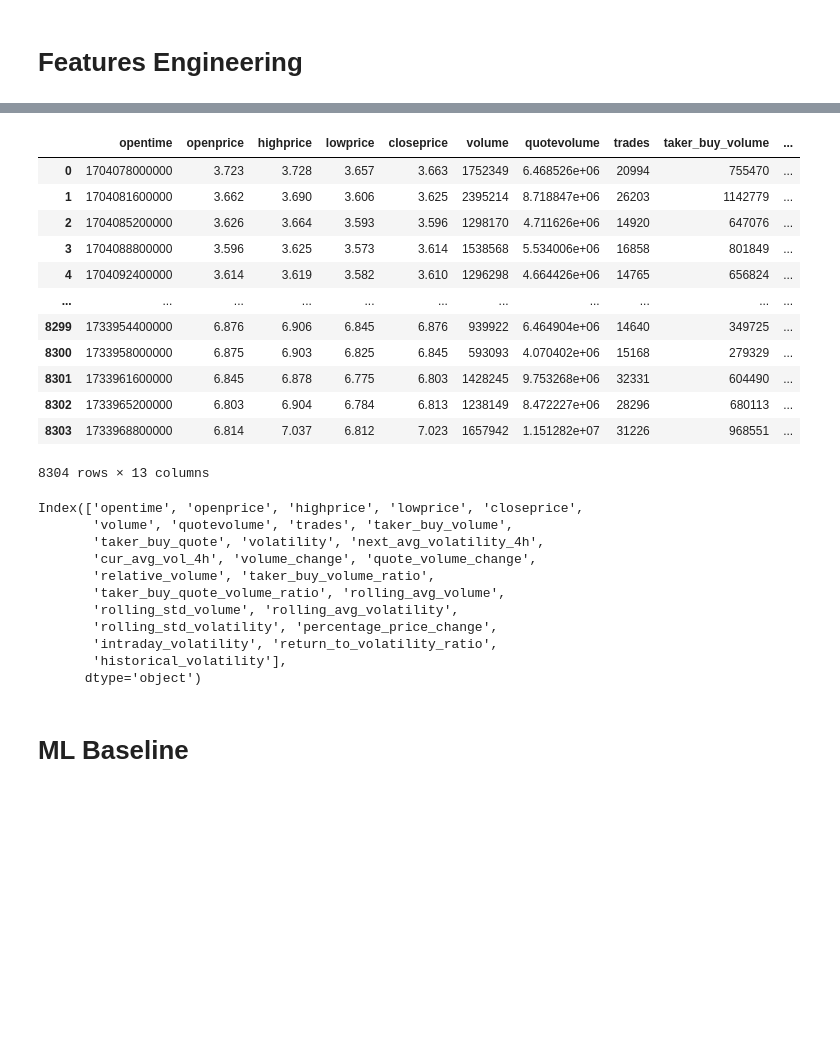
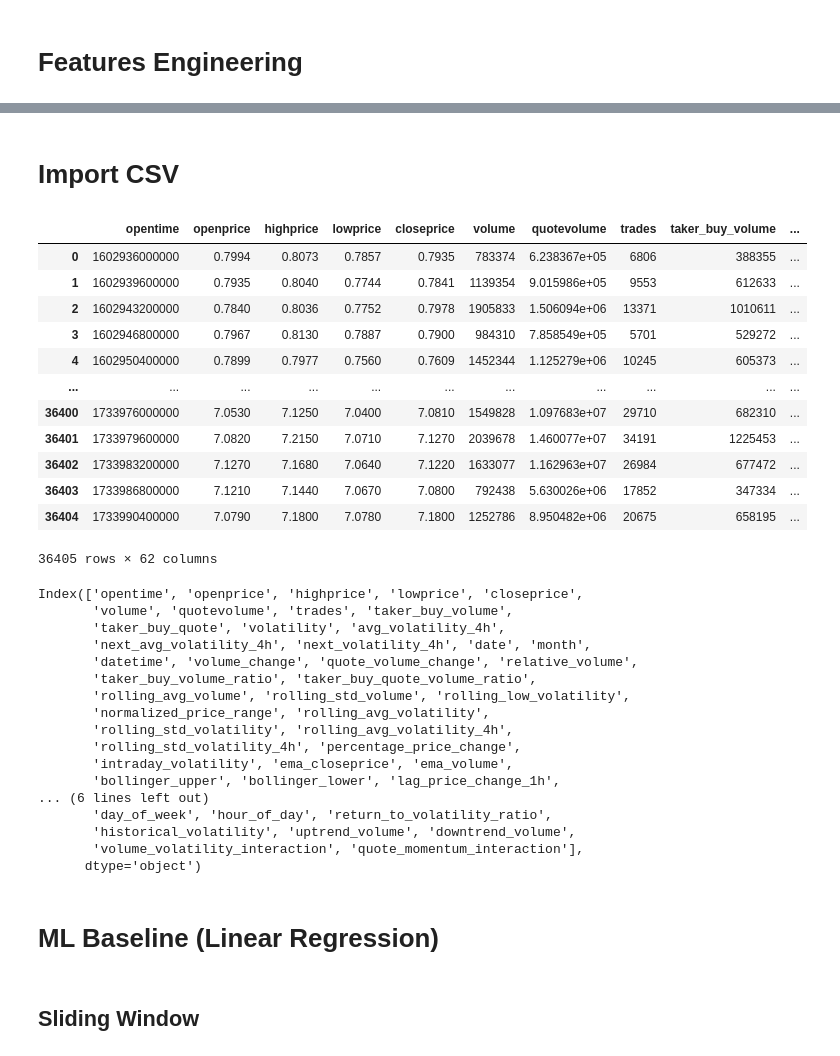
Before and after one commit to rheza-bitwyre/local-share-2, a Jupyter notebook: 02_NEAR_USDT/03_features_selection.ipynb, the cells around one changed output, grey strips where cells are left out. Drawn from its saved outputs; the diff is of its cells as text; code cells hidden in the pictures; blank space fills up the shorter version.

```diff
--- a/02_NEAR_USDT/03_features_selection.ipynb
+++ b/02_NEAR_USDT/03_features_selection.ipynb
@@ -39,31 +205,39 @@ Index(['opentime', 'openprice', 'highprice', 'lowprice', 'closeprice',
+# %% [markdown]
+# Import CSV
 # %%
-df_test = pd.read_csv("/home/ubuntu/Charles/predict_near_volatility/csv/near_csv_w_volatility_check.csv")
+df_test = pd.read_csv("/home/ubuntu/Rheza/local-share/02_NEAR_USDT/near_test_1.csv")
 df_test
 # %% [output]
 |  | opentime | openprice | highprice | lowprice | closeprice | volume | quotevolume | trades | taker_buy_volume | ... |
-| 0 | 1704078000000 | 3.723 | 3.728 | 3.657 | 3.663 | 1752349 | 6.468526e+06 | 20994 | 755470 | ... |
-| 1 | 1704081600000 | 3.662 | 3.690 | 3.606 | 3.625 | 2395214 | 8.718847e+06 | 26203 | 1142779 | ... |
-| 2 | 1704085200000 | 3.626 | 3.664 | 3.593 | 3.596 | 1298170 | 4.711626e+06 | 14920 | 647076 | ... |
-| 3 | 1704088800000 | 3.596 | 3.625 | 3.573 | 3.614 | 1538568 | 5.534006e+06 | 16858 | 801849 | ... |
-| 4 | 1704092400000 | 3.614 | 3.619 | 3.582 | 3.610 | 1296298 | 4.664426e+06 | 14765 | 656824 | ... |
+| 0 | 1602936000000 | 0.7994 | 0.8073 | 0.7857 | 0.7935 | 783374 | 6.238367e+05 | 6806 | 388355 | ... |
+| 1 | 1602939600000 | 0.7935 | 0.8040 | 0.7744 | 0.7841 | 1139354 | 9.015986e+05 | 9553 | 612633 | ... |
+| 2 | 1602943200000 | 0.7840 | 0.8036 | 0.7752 | 0.7978 | 1905833 | 1.506094e+06 | 13371 | 1010611 | ... |
+| 3 | 1602946800000 | 0.7967 | 0.8130 | 0.7887 | 0.7900 | 984310 | 7.858549e+05 | 5701 | 529272 | ... |
+| 4 | 1602950400000 | 0.7899 | 0.7977 | 0.7560 | 0.7609 | 1452344 | 1.125279e+06 | 10245 | 605373 | ... |
 | ... | ... | ... | ... | ... | ... | ... | ... | ... | ... | ... |
-| 8299 | 1733954400000 | 6.876 | 6.906 | 6.845 | 6.876 | 939922 | 6.464904e+06 | 14640 | 349725 | ... |
-| 8300 | 1733958000000 | 6.875 | 6.903 | 6.825 | 6.845 | 593093 | 4.070402e+06 | 15168 | 279329 | ... |
-| 8301 | 1733961600000 | 6.845 | 6.878 | 6.775 | 6.803 | 1428245 | 9.753268e+06 | 32331 | 604490 | ... |
-| 8302 | 1733965200000 | 6.803 | 6.904 | 6.784 | 6.813 | 1238149 | 8.472227e+06 | 28296 | 680113 | ... |
-| 8303 | 1733968800000 | 6.814 | 7.037 | 6.812 | 7.023 | 1657942 | 1.151282e+07 | 31226 | 968551 | ... |
+| 36400 | 1733976000000 | 7.0530 | 7.1250 | 7.0400 | 7.0810 | 1549828 | 1.097683e+07 | 29710 | 682310 | ... |
+| 36401 | 1733979600000 | 7.0820 | 7.2150 | 7.0710 | 7.1270 | 2039678 | 1.460077e+07 | 34191 | 1225453 | ... |
+| 36402 | 1733983200000 | 7.1270 | 7.1680 | 7.0640 | 7.1220 | 1633077 | 1.162963e+07 | 26984 | 677472 | ... |
+| 36403 | 1733986800000 | 7.1210 | 7.1440 | 7.0670 | 7.0800 | 792438 | 5.630026e+06 | 17852 | 347334 | ... |
+| 36404 | 1733990400000 | 7.0790 | 7.1800 | 7.0780 | 7.1800 | 1252786 | 8.950482e+06 | 20675 | 658195 | ... |
-8304 rows × 13 columns
+36405 rows × 62 columns
 # %%
 df_test.columns
 # %% [output]
 Index(['opentime', 'openprice', 'highprice', 'lowprice', 'closeprice',
        'volume', 'quotevolume', 'trades', 'taker_buy_volume',
-       'taker_buy_quote', 'volatility', 'next_avg_volatility_4h',
-       'cur_avg_vol_4h', 'volume_change', 'quote_volume_change',
-       'relative_volume', 'taker_buy_volume_ratio',
-       'taker_buy_quote_volume_ratio', 'rolling_avg_volume',
-       'rolling_std_volume', 'rolling_avg_volatility',
-       'rolling_std_volatility', 'percentage_price_change',
-       'intraday_volatility', 'return_to_volatility_ratio',
-       'historical_volatility'],
+       'taker_buy_quote', 'volatility', 'avg_volatility_4h',
+       'next_avg_volatility_4h', 'next_volatility_4h', 'date', 'month',
+       'datetime', 'volume_change', 'quote_volume_change', 'relative_volume',
+       'taker_buy_volume_ratio', 'taker_buy_quote_volume_ratio',
+       'rolling_avg_volume', 'rolling_std_volume', 'rolling_low_volatility',
+       'normalized_price_range', 'rolling_avg_volatility',
+       'rolling_std_volatility', 'rolling_avg_volatility_4h',
+       'rolling_std_volatility_4h', 'percentage_price_change',
+       'intraday_volatility', 'ema_closeprice', 'ema_volume',
+       'bollinger_upper', 'bollinger_lower', 'lag_price_change_1h',
+... (6 lines left out)
+       'day_of_week', 'hour_of_day', 'return_to_volatility_ratio',
+       'historical_volatility', 'uptrend_volume', 'downtrend_volume',
+       'volume_volatility_interaction', 'quote_momentum_interaction'],
       dtype='object')
@@ -70,5 +247,5 @@ Index(['opentime', 'openprice', 'highprice', 'lowprice', 'closeprice',
 # %% [markdown]
-# ML Baseline
+# ML Baseline (Linear Regression)
 # %%
 import numpy as np
 import polars as pl
@@ -120,6 +297,8 @@ def evaluate_baseline(y_pred, y_test):
     }
 
     return results, df
+# %% [markdown]
+## Sliding Window
 # %%
 import time
 import numpy as np
```
Also changed, not shown: parts of 14 cells of this notebook, 2 other files.
